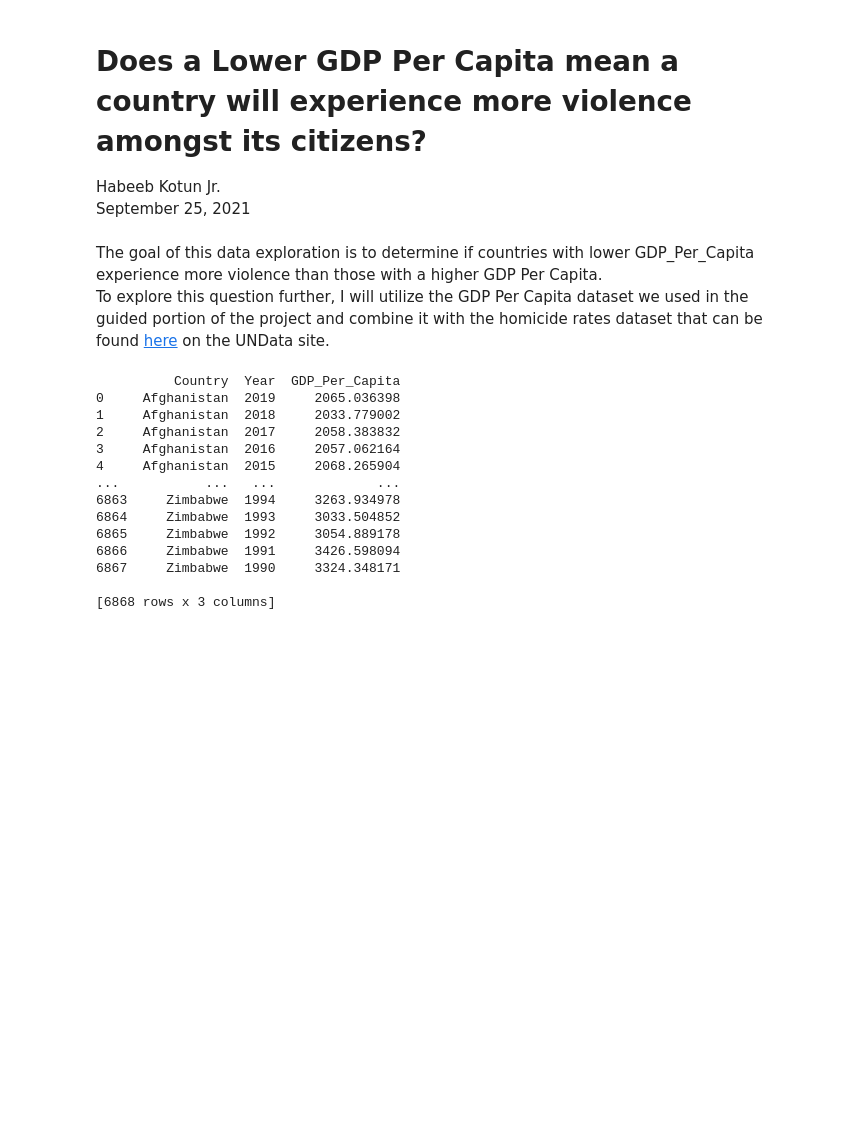
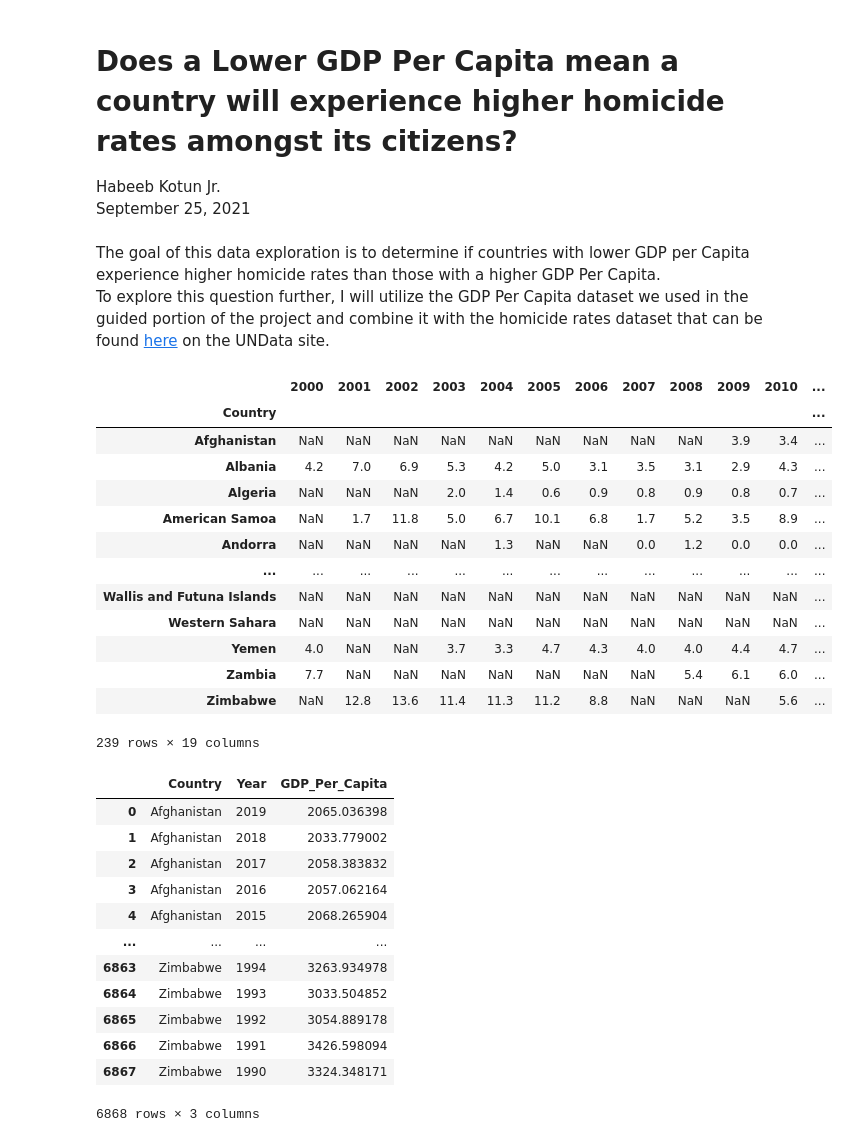
Before and after one commit to nss-data-science-cohort-5/un_exploration-jrkotun, a Jupyter notebook: notebooks/UN_Data_Self_Exploration.ipynb, the cells around one changed output. Saved outputs shown, nothing was run; the diff lists cells and outputs as text; code cells hidden in the pictures; blank space fills up the shorter version.

Commit message:
Self exploration complete

```diff
--- a/notebooks/UN_Data_Self_Exploration.ipynb
+++ b/notebooks/UN_Data_Self_Exploration.ipynb
@@ -1,9 +1,9 @@
 # %% [markdown]
-# Does a Lower GDP Per Capita mean a country will experience more violence amongst its citizens?
+# Does a Lower GDP Per Capita mean a country will experience higher homicide rates amongst its citizens?
 Habeeb Kotun Jr.<br>
 September 25, 2021
 # %% [markdown]
-The goal of this data exploration is to determine if countries with lower GDP_Per_Capita experience more violence than those with a higher GDP Per Capita.<br>
+The goal of this data exploration is to determine if countries with lower GDP per Capita experience higher homicide rates than those with a higher GDP Per Capita.<br>
 To explore this question further, I will utilize the GDP Per Capita dataset we used in the guided portion of the project and combine it with the homicide rates dataset that can be found [here](http://data.un.org/DocumentData.aspx?id=432) on the UNData site.
 # %%
 # Import libraries
@@ -14,6 +14,39 @@ import seaborn as sns
 import warnings
 
 %matplotlib inline
+# %%
+# Read in homicide_rates.csv with ISO-8859-1 encoding (due to read in errors)
+homicide_df = pd.read_csv('../data/homicide_rates.csv', encoding = "ISO-8859-1", header=1)
+
+# Rename Unnamed: 2 column to country
+homicide_df = homicide_df.rename(columns={'Unnamed: 2':'Country'})
+
+# Keep rates of homicide and drop homicide number data
+homicide_df = homicide_df.drop(columns=homicide_df.columns[4:24].tolist())
+
+# Drop unneeded columns (Region, Subregion, Source, and # of homicides data)
+homicide_df = homicide_df.drop(columns=['Unnamed: 0', 'Unnamed: 1', 'Unnamed: 3'])
+
+# Drop rows without a NaN value in the Country column
+homicide_df = homicide_df[homicide_df['Country'].notna()].set_index('Country')
+homicide_df.columns = ['2000', '2001', '2002', '2003', '2004', '2005', '2006', '2007', '2008', '2009', '2010', '2011', '2012', '2013','2014','2015','2016','2017','2018']
+homicide_df.columns = homicide_df.columns.astype(int)
+homicide_df
+# %% [output]
+|  | 2000 | 2001 | 2002 | 2003 | 2004 | 2005 | 2006 | 2007 | 2008 | 2009 | 2010 | ... |
+| Country |  |  |  |  |  |  |  |  |  |  |  | ... |
+| Afghanistan | NaN | NaN | NaN | NaN | NaN | NaN | NaN | NaN | NaN | 3.9 | 3.4 | ... |
+| Albania | 4.2 | 7.0 | 6.9 | 5.3 | 4.2 | 5.0 | 3.1 | 3.5 | 3.1 | 2.9 | 4.3 | ... |
+| Algeria | NaN | NaN | NaN | 2.0 | 1.4 | 0.6 | 0.9 | 0.8 | 0.9 | 0.8 | 0.7 | ... |
+| American Samoa | NaN | 1.7 | 11.8 | 5.0 | 6.7 | 10.1 | 6.8 | 1.7 | 5.2 | 3.5 | 8.9 | ... |
+| Andorra | NaN | NaN | NaN | NaN | 1.3 | NaN | NaN | 0.0 | 1.2 | 0.0 | 0.0 | ... |
+| ... | ... | ... | ... | ... | ... | ... | ... | ... | ... | ... | ... | ... |
+| Wallis and Futuna Islands | NaN | NaN | NaN | NaN | NaN | NaN | NaN | NaN | NaN | NaN | NaN | ... |
+| Western Sahara | NaN | NaN | NaN | NaN | NaN | NaN | NaN | NaN | NaN | NaN | NaN | ... |
+| Yemen | 4.0 | NaN | NaN | 3.7 | 3.3 | 4.7 | 4.3 | 4.0 | 4.0 | 4.4 | 4.7 | ... |
+| Zambia | 7.7 | NaN | NaN | NaN | NaN | NaN | NaN | NaN | 5.4 | 6.1 | 6.0 | ... |
+| Zimbabwe | NaN | 12.8 | 13.6 | 11.4 | 11.3 | 11.2 | 8.8 | NaN | NaN | NaN | 5.6 | ... |
+239 rows × 19 columns
 # %%
 # Read in gdp_per_capita.csv and skip the last two rows
 gdp_df = pd.read_csv('../data/gdp_per_capita.csv',
@@ -24,19 +57,18 @@ gdp_df = gdp_df.drop(columns='Value Footnotes')
 
 # Rename gdp_df columns
 gdp_df.columns = ['Country', 'Year', 'GDP_Per_Capita']
-print(gdp_df)
+gdp_df
 # %% [output]
+|  | Country | Year | GDP_Per_Capita |
+| 0 | Afghanistan | 2019 | 2065.036398 |
+| 1 | Afghanistan | 2018 | 2033.779002 |
+| 2 | Afghanistan | 2017 | 2058.383832 |
+| 3 | Afghanistan | 2016 | 2057.062164 |
+| 4 | Afghanistan | 2015 | 2068.265904 |
+| ... | ... | ... | ... |
+| 6863 | Zimbabwe | 1994 | 3263.934978 |
+| 6864 | Zimbabwe | 1993 | 3033.504852 |
+| 6865 | Zimbabwe | 1992 | 3054.889178 |
+| 6866 | Zimbabwe | 1991 | 3426.598094 |
+| 6867 | Zimbabwe | 1990 | 3324.348171 |
-          Country  Year  GDP_Per_Capita
-0     Afghanistan  2019     2065.036398
-1     Afghanistan  2018     2033.779002
-2     Afghanistan  2017     2058.383832
-3     Afghanistan  2016     2057.062164
-4     Afghanistan  2015     2068.265904
-...           ...   ...             ...
-6863     Zimbabwe  1994     3263.934978
-6864     Zimbabwe  1993     3033.504852
-6865     Zimbabwe  1992     3054.889178
-6866     Zimbabwe  1991     3426.598094
-6867     Zimbabwe  1990     3324.348171
-
-[6868 rows x 3 columns]
+6868 rows × 3 columns
```
Also changed, not shown: parts of 6 cells of this notebook.
